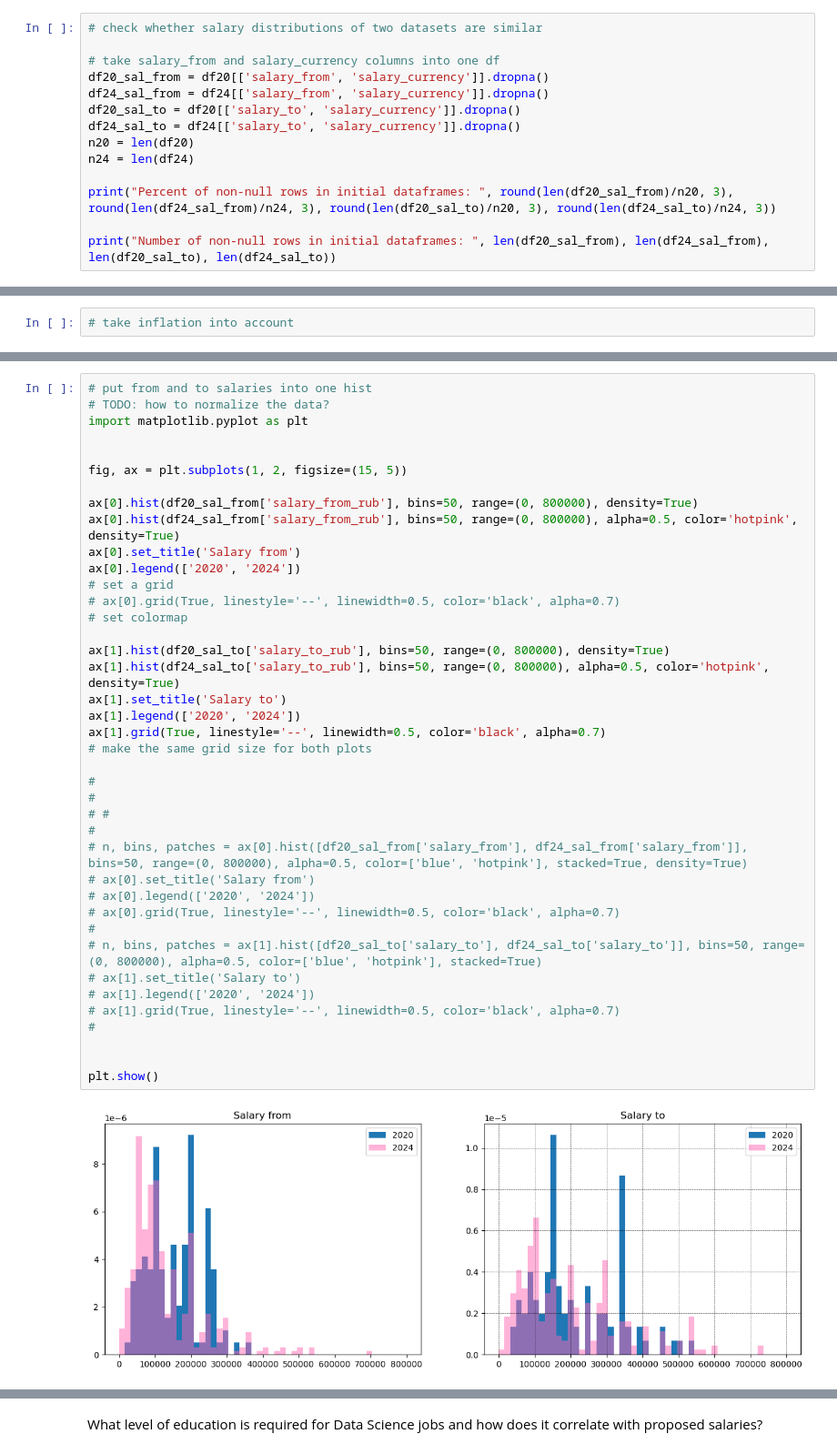
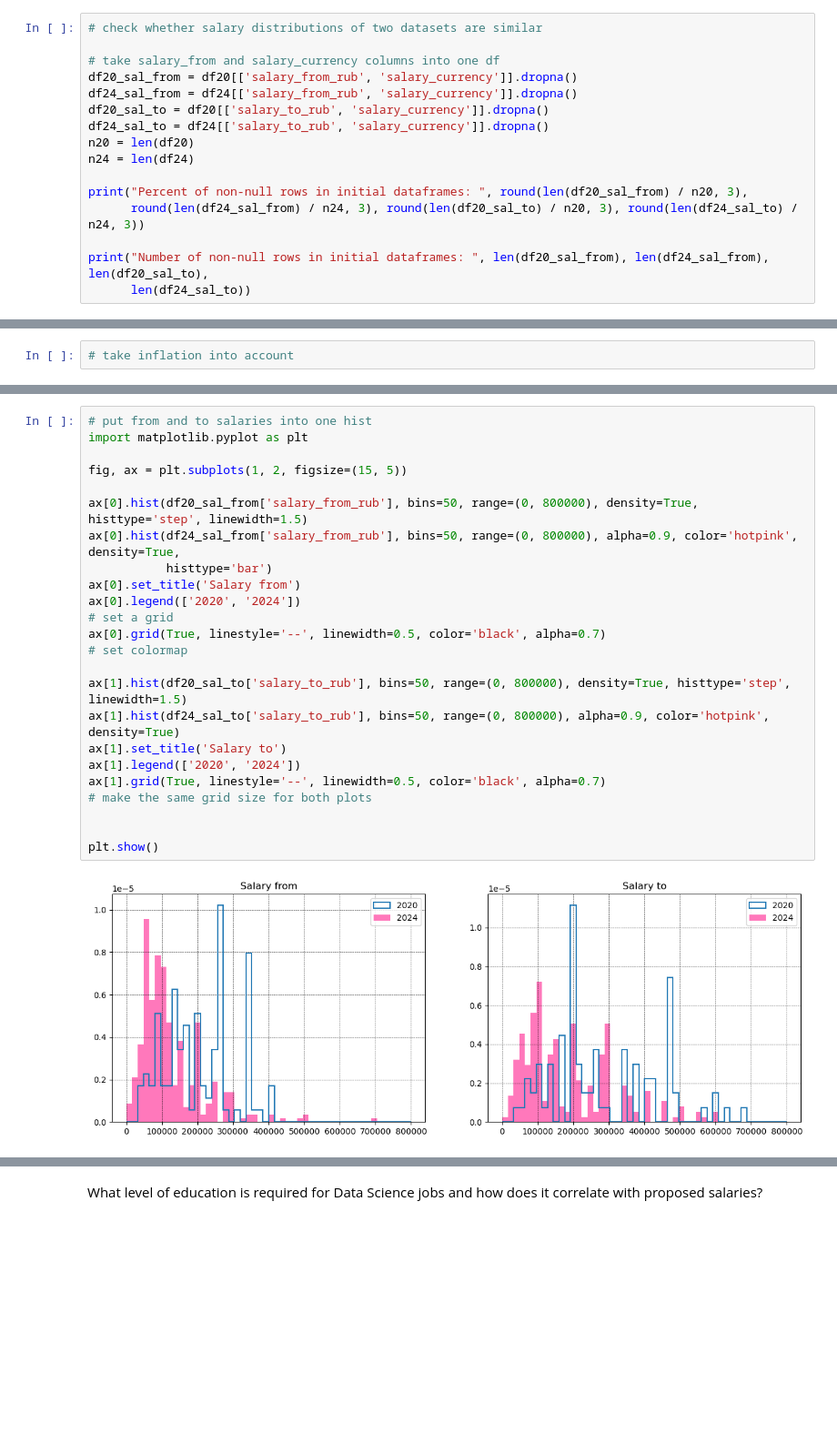
Before and after one commit to sashhhaka/HH-VacancyAnalysis, a Jupyter notebook: exploring.ipynb, the cells around one changed output, grey strips where cells are left out. Shown at 91% size. Saved outputs shown, nothing was run; the diff lists cells and outputs as text; blank space fills up the shorter version.

```diff
--- a/exploring.ipynb
+++ b/exploring.ipynb
@@ -138,14 +134,16 @@ Have the vacancy pool characteristics (number of vacancies, mean salary, expecte
 # check whether salary distributions of two datasets are similar
 
 # take salary_from and salary_currency columns into one df
-df20_sal_from = df20[['salary_from', 'salary_currency']].dropna()
-df24_sal_from = df24[['salary_from', 'salary_currency']].dropna()
-df20_sal_to = df20[['salary_to', 'salary_currency']].dropna()
-df24_sal_to = df24[['salary_to', 'salary_currency']].dropna()
+df20_sal_from = df20[['salary_from_rub', 'salary_currency']].dropna()
+df24_sal_from = df24[['salary_from_rub', 'salary_currency']].dropna()
+df20_sal_to = df20[['salary_to_rub', 'salary_currency']].dropna()
+df24_sal_to = df24[['salary_to_rub', 'salary_currency']].dropna()
 n20 = len(df20)
 n24 = len(df24)
 
-print("Percent of non-null rows in initial dataframes: ", round(len(df20_sal_from)/n20, 3), round(len(df24_sal_from)/n24, 3), round(len(df20_sal_to)/n20, 3), round(len(df24_sal_to)/n24, 3))
+print("Percent of non-null rows in initial dataframes: ", round(len(df20_sal_from) / n20, 3),
+      round(len(df24_sal_from) / n24, 3), round(len(df20_sal_to) / n20, 3), round(len(df24_sal_to) / n24, 3))
 
-print("Number of non-null rows in initial dataframes: ", len(df20_sal_from), len(df24_sal_from), len(df20_sal_to), len(df24_sal_to))
+print("Number of non-null rows in initial dataframes: ", len(df20_sal_from), len(df24_sal_from), len(df20_sal_to),
+      len(df24_sal_to))
 # %% [output]
@@ -319,42 +315,26 @@ p-value:  0.0
 # %%
 # put from and to salaries into one hist
-# TODO: how to normalize the data?
 import matplotlib.pyplot as plt
-
 
 fig, ax = plt.subplots(1, 2, figsize=(15, 5))
 
-ax[0].hist(df20_sal_from['salary_from_rub'], bins=50, range=(0, 800000), density=True)
-ax[0].hist(df24_sal_from['salary_from_rub'], bins=50, range=(0, 800000), alpha=0.5, color='hotpink', density=True)
+ax[0].hist(df20_sal_from['salary_from_rub'], bins=50, range=(0, 800000), density=True, histtype='step', linewidth=1.5)
+ax[0].hist(df24_sal_from['salary_from_rub'], bins=50, range=(0, 800000), alpha=0.9, color='hotpink', density=True,
+           histtype='bar')
 ax[0].set_title('Salary from')
 ax[0].legend(['2020', '2024'])
 # set a grid
-# ax[0].grid(True, linestyle='--', linewidth=0.5, color='black', alpha=0.7)
+ax[0].grid(True, linestyle='--', linewidth=0.5, color='black', alpha=0.7)
 # set colormap
 
-ax[1].hist(df20_sal_to['salary_to_rub'], bins=50, range=(0, 800000), density=True)
-ax[1].hist(df24_sal_to['salary_to_rub'], bins=50, range=(0, 800000), alpha=0.5, color='hotpink', density=True)
+ax[1].hist(df20_sal_to['salary_to_rub'], bins=50, range=(0, 800000), density=True, histtype='step', linewidth=1.5)
+ax[1].hist(df24_sal_to['salary_to_rub'], bins=50, range=(0, 800000), alpha=0.9, color='hotpink', density=True)
 ax[1].set_title('Salary to')
 ax[1].legend(['2020', '2024'])
 ax[1].grid(True, linestyle='--', linewidth=0.5, color='black', alpha=0.7)
 # make the same grid size for both plots
 
-#
-#
-# #
-#
-# n, bins, patches = ax[0].hist([df20_sal_from['salary_from'], df24_sal_from['salary_from']], bins=50, range=(0, 800000), alpha=0.5, color=['blue', 'hotpink'], stacked=True, density=True)
-# ax[0].set_title('Salary from')
-# ax[0].legend(['2020', '2024'])
-# ax[0].grid(True, linestyle='--', linewidth=0.5, color='black', alpha=0.7)
-#
-# n, bins, patches = ax[1].hist([df20_sal_to['salary_to'], df24_sal_to['salary_to']], bins=50, range=(0, 800000), alpha=0.5, color=['blue', 'hotpink'], stacked=True)
-# ax[1].set_title('Salary to')
-# ax[1].legend(['2020', '2024'])
-# ax[1].grid(True, linestyle='--', linewidth=0.5, color='black', alpha=0.7)
-#
-
 
 plt.show()
 # %% [output]
-[figure, old version]
+[figure, new version]
```
Also changed, not shown: parts of 37 cells of this notebook, 1 other file.
